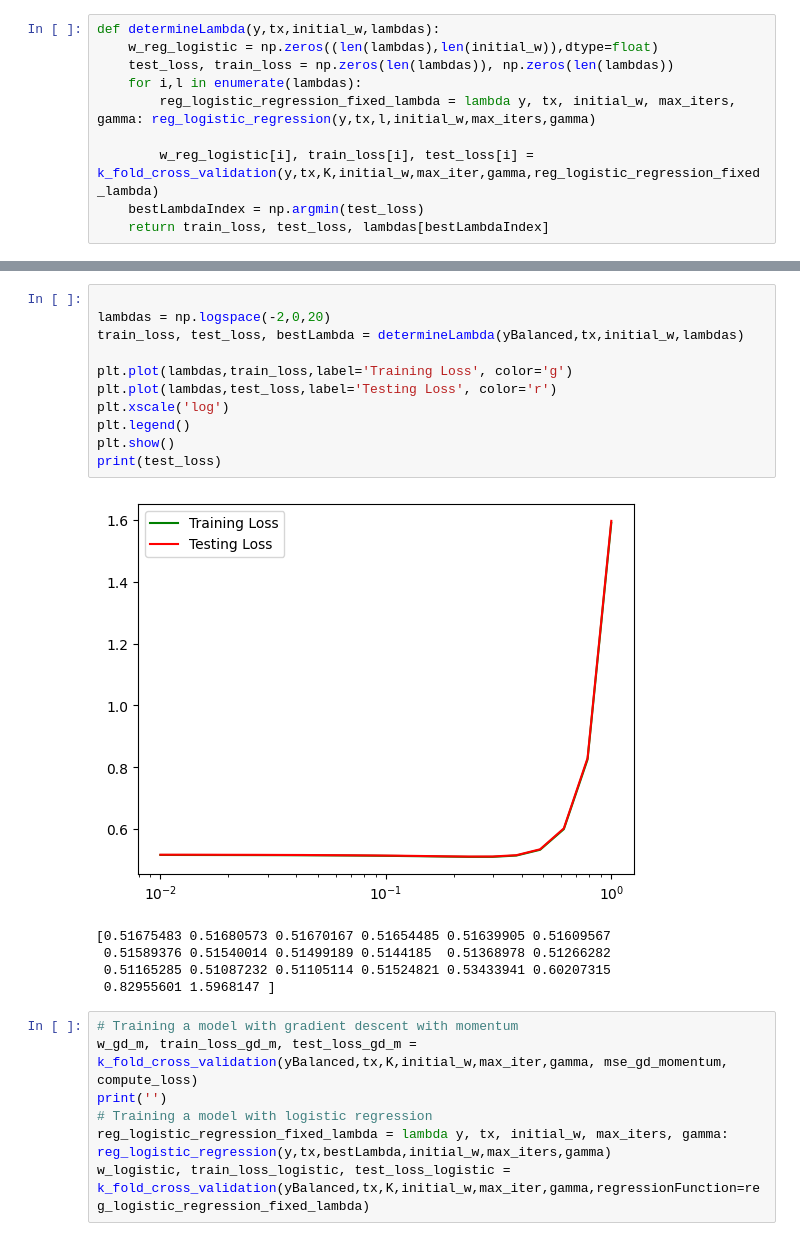
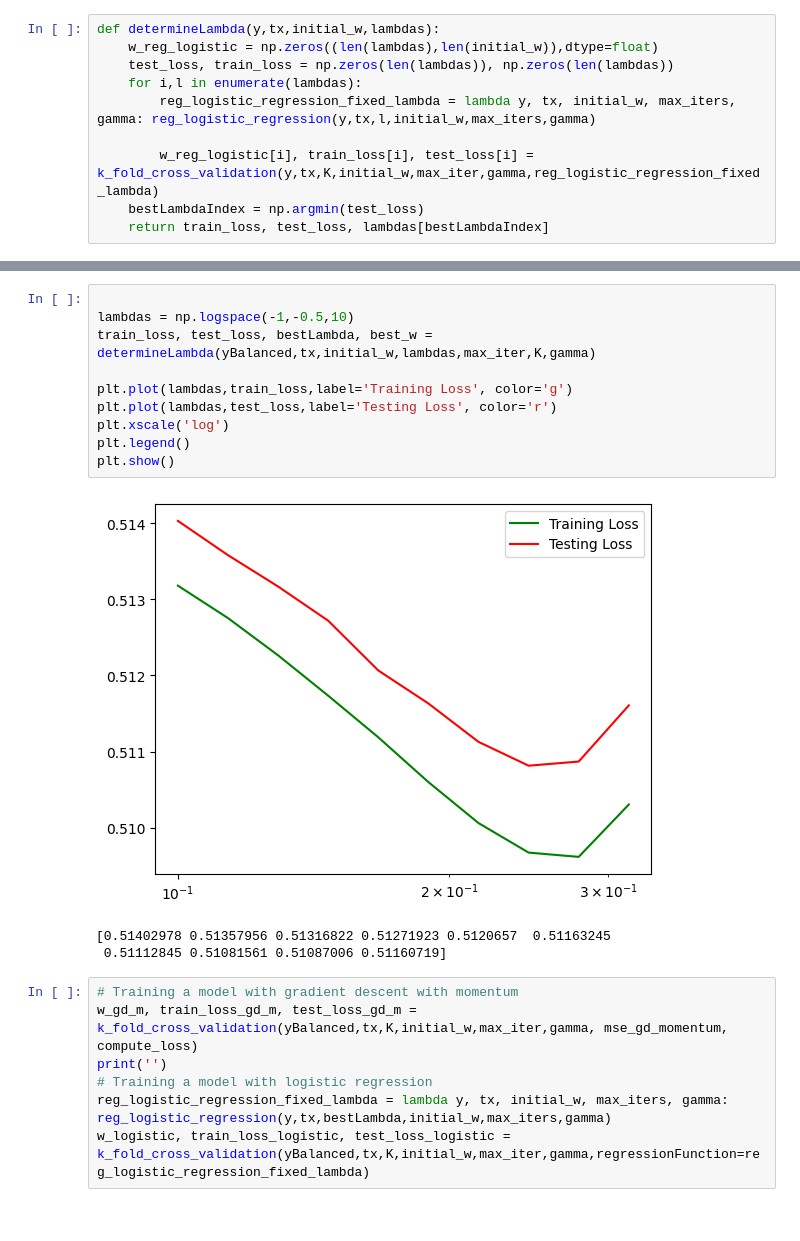
Before and after one commit to epfml/ml-project-1-andermaxjohannes, a Jupyter notebook: MachineLearning.ipynb, the cells around one changed output, grey strips where cells are left out. Cells and saved outputs as stored; diff of their text form.

```diff
--- a/MachineLearning.ipynb
+++ b/MachineLearning.ipynb
@@ -100,21 +100,18 @@ plt.show()
 [figure]
 # %%
 
-lambdas = np.logspace(-2,0,20)
-train_loss, test_loss, bestLambda = determineLambda(yBalanced,tx,initial_w,lambdas)
+lambdas = np.logspace(-1,-0.5,10)
+train_loss, test_loss, bestLambda, best_w = determineLambda(yBalanced,tx,initial_w,lambdas,max_iter,K,gamma)
 
 plt.plot(lambdas,train_loss,label='Training Loss', color='g')
 plt.plot(lambdas,test_loss,label='Testing Loss', color='r')
 plt.xscale('log')
 plt.legend()
 plt.show()
-print(test_loss)
 # %% [output]
-[figure, old version]
+[figure, new version]
-[0.51675483 0.51680573 0.51670167 0.51654485 0.51639905 0.51609567
- 0.51589376 0.51540014 0.51499189 0.5144185  0.51368978 0.51266282
- 0.51165285 0.51087232 0.51105114 0.51524821 0.53433941 0.60207315
- 0.82955601 1.5968147 ]
+[0.51402978 0.51357956 0.51316822 0.51271923 0.5120657  0.51163245
+ 0.51112845 0.51081561 0.51087006 0.51160719]
 # %%
 # Training a model with gradient descent with momentum
 w_gd_m, train_loss_gd_m, test_loss_gd_m = k_fold_cross_validation(yBalanced,tx,K,initial_w,max_iter,gamma, mse_gd_momentum, compute_loss)
```
Also changed, not shown: parts of 4 cells of this notebook, 2 other files.
